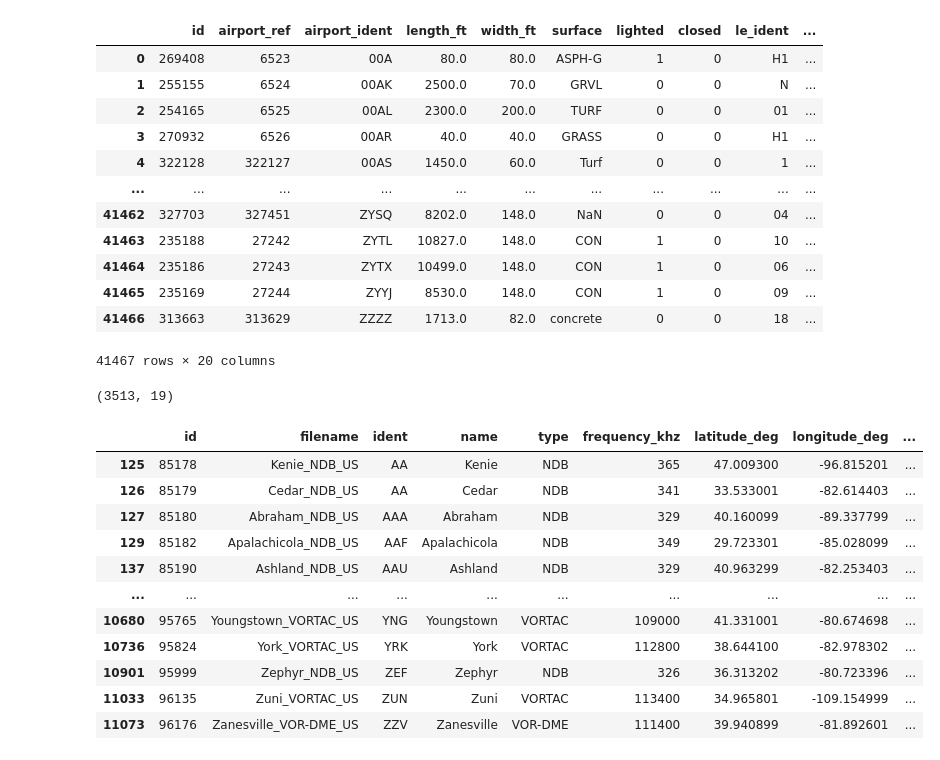
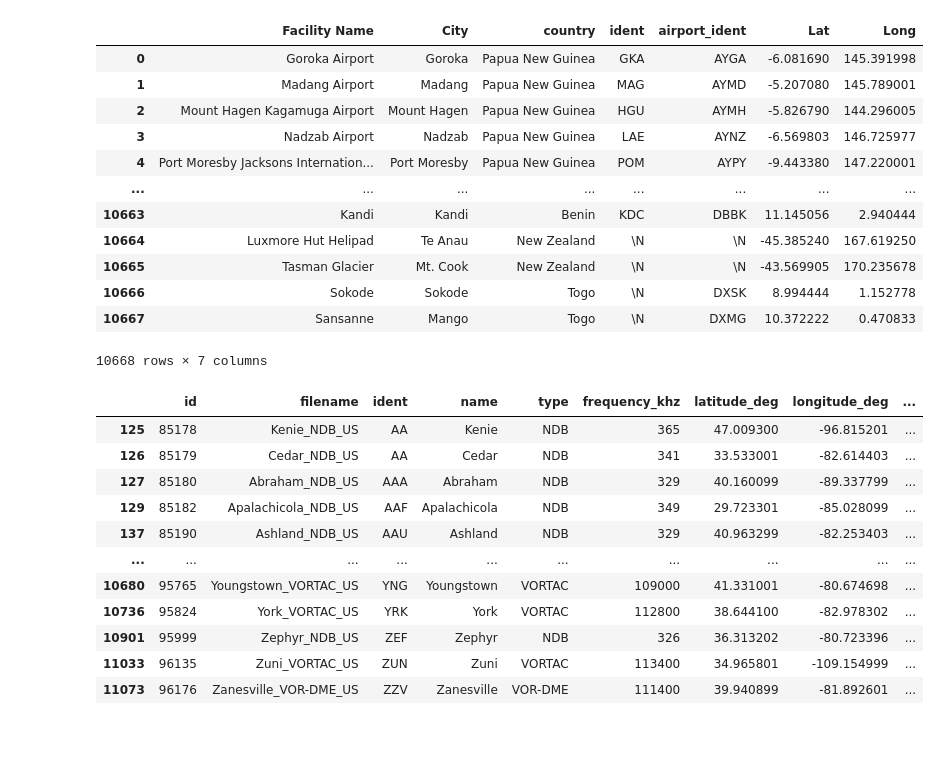
Before and after one commit to didyxdi/COGS108_final_project, a Jupyter notebook: Runway_airport_processed_activation.ipynb, the cells around one changed output. Cells and saved outputs as stored; diff of their text form; code cells hidden in the pictures.

```diff
--- a/Runway_airport_processed_activation.ipynb
+++ b/Runway_airport_processed_activation.ipynb
@@ -18,0 +19,4 @@ df = pd.read_csv("373594600_122019_1339_airline_delay_causes.csv")
+# %%
+df_A = df_A[['Goroka Airport','Goroka','Papua New Guinea', 'GKA','AYGA','-6.081689834590001','145.391998291']]
+df_A = df_A.rename(columns = {'Goroka Airport':'Facility Name','Goroka':'City','Papua New Guinea':'country','GKA':'ident'})
+df_A = df_A.rename(columns = {'AYGA':'airport_ident','-6.081689834590001' : 'Lat','145.391998291':'Long'})
@@ -19,2 +30,5 @@ df = pd.read_csv("373594600_122019_1339_airline_delay_causes.csv")
+# %%
+df_sub = df_sub.append(df_A,ignore_index = True)
+df_sub.to_csv('airport_processed.csv')
 # %%
 df2 = pd.read_csv("runways.csv")
@@ -27,30 +89,27 @@ df_city.to_csv('cities_needed.csv')
+# %%
+df_sub
+# %% [output]
+|  | Facility Name | City | country | ident | airport_ident | Lat | Long |
+| 0 | Goroka Airport | Goroka | Papua New Guinea | GKA | AYGA | -6.081690 | 145.391998 |
+| 1 | Madang Airport | Madang | Papua New Guinea | MAG | AYMD | -5.207080 | 145.789001 |
+| 2 | Mount Hagen Kagamuga Airport | Mount Hagen | Papua New Guinea | HGU | AYMH | -5.826790 | 144.296005 |
+| 3 | Nadzab Airport | Nadzab | Papua New Guinea | LAE | AYNZ | -6.569803 | 146.725977 |
+| 4 | Port Moresby Jacksons Internation... | Port Moresby | Papua New Guinea | POM | AYPY | -9.443380 | 147.220001 |
+| ... | ... | ... | ... | ... | ... | ... | ... |
+| 10663 | Kandi | Kandi | Benin | KDC | DBBK | 11.145056 | 2.940444 |
+| 10664 | Luxmore Hut Helipad | Te Anau | New Zealand | \N | \N | -45.385240 | 167.619250 |
+| 10665 | Tasman Glacier | Mt. Cook | New Zealand | \N | \N | -43.569905 | 170.235678 |
+| 10666 | Sokode | Sokode | Togo | \N | DXSK | 8.994444 | 1.152778 |
+| 10667 | Sansanne | Mango | Togo | \N | DXMG | 10.372222 | 0.470833 |
+10668 rows × 7 columns
 # %%
 df3 = pd.read_csv("airports.csv")
 df3 = df3[df3['iso_country'] == "US"]
 # %%
 for i in df3['municipality'].keys():
     df3['municipality'][i] = str(df3['municipality'][i]).lower()
-# %%
-df2
-# %% [output]
-|  | id | airport_ref | airport_ident | length_ft | width_ft | surface | lighted | closed | le_ident | ... |
-| 0 | 269408 | 6523 | 00A | 80.0 | 80.0 | ASPH-G | 1 | 0 | H1 | ... |
-| 1 | 255155 | 6524 | 00AK | 2500.0 | 70.0 | GRVL | 0 | 0 | N | ... |
-| 2 | 254165 | 6525 | 00AL | 2300.0 | 200.0 | TURF | 0 | 0 | 01 | ... |
-| 3 | 270932 | 6526 | 00AR | 40.0 | 40.0 | GRASS | 0 | 0 | H1 | ... |
-| 4 | 322128 | 322127 | 00AS | 1450.0 | 60.0 | Turf | 0 | 0 | 1 | ... |
-| ... | ... | ... | ... | ... | ... | ... | ... | ... | ... | ... |
-| 41462 | 327703 | 327451 | ZYSQ | 8202.0 | 148.0 | NaN | 0 | 0 | 04 | ... |
-| 41463 | 235188 | 27242 | ZYTL | 10827.0 | 148.0 | CON | 1 | 0 | 10 | ... |
-| 41464 | 235186 | 27243 | ZYTX | 10499.0 | 148.0 | CON | 1 | 0 | 06 | ... |
-| 41465 | 235169 | 27244 | ZYYJ | 8530.0 | 148.0 | CON | 1 | 0 | 09 | ... |
-| 41466 | 313663 | 313629 | ZZZZ | 1713.0 | 82.0 | concrete | 0 | 0 | 18 | ... |
-41467 rows × 20 columns
 # %%
 df_city_with_ident = pd.merge(df3,df_city,how = 'inner', on = 'municipality')
-df_city_with_ident.shape
-# %% [output]
-(3513, 19)
 # %%
 
 df2 = df2.rename(columns={'airport_ident':'ident'})
```
Also changed, not shown: parts of 18 cells of this notebook.
